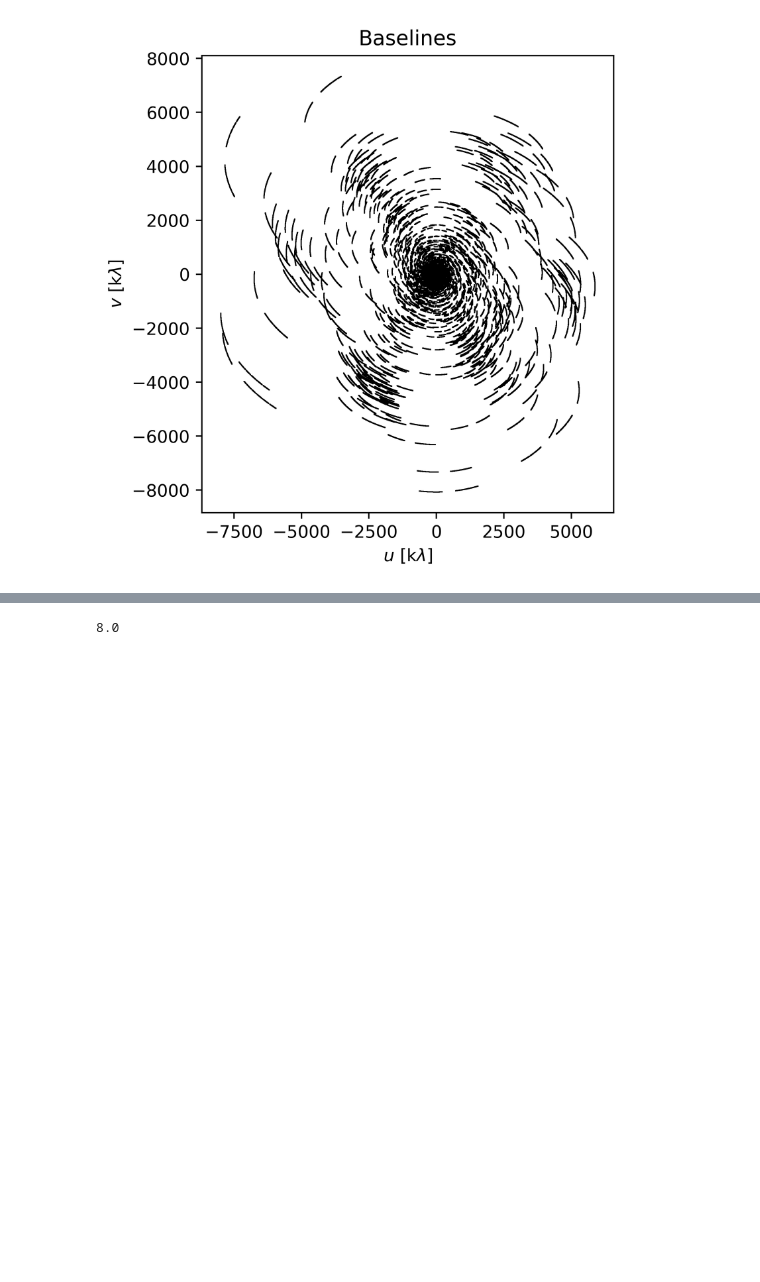
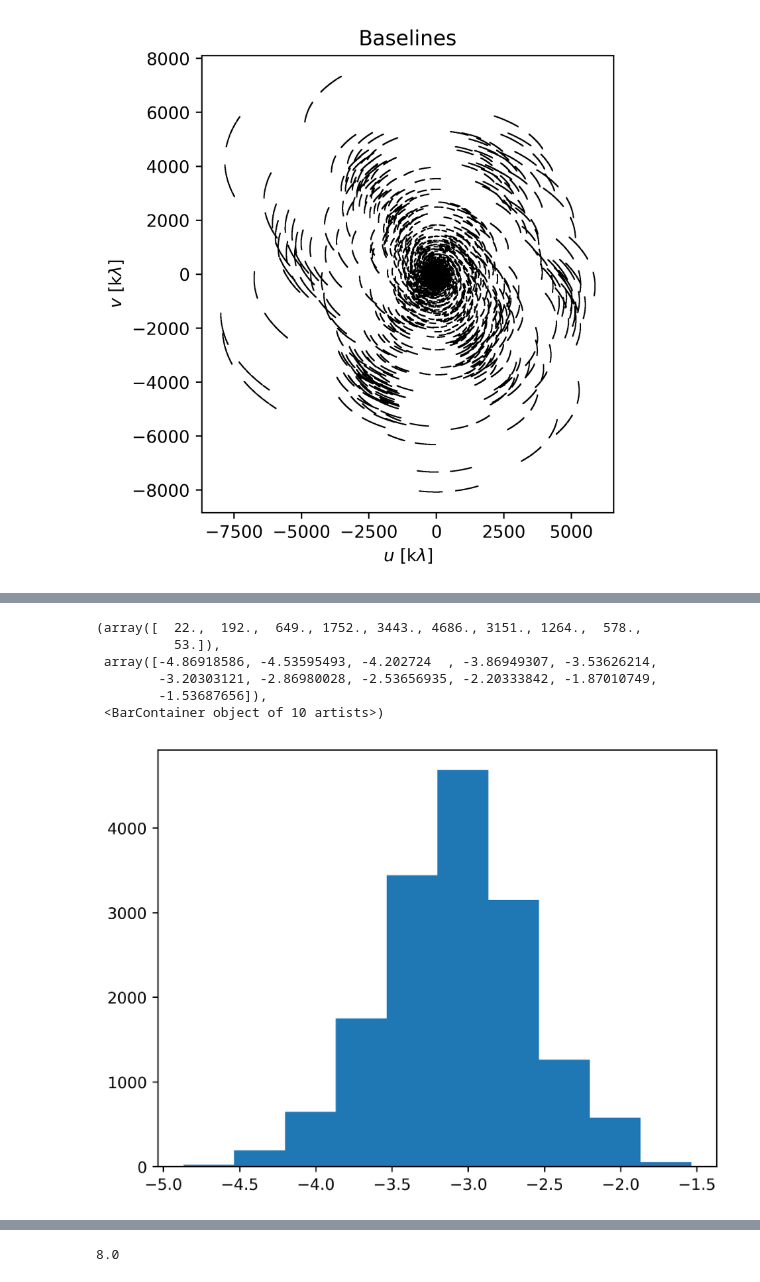
Before and after one commit to EnceladeCandy/diffusion-radio-astronomy, a Jupyter notebook: notebooks/gridding.ipynb, the cells around one changed output, grey strips where cells are left out. Saved outputs shown, nothing was run; the diff lists cells and outputs as text; code cells hidden in the pictures; blank space fills up the shorter version.

```diff
--- a/notebooks/gridding.ipynb
+++ b/notebooks/gridding.ipynb
@@ -79,0 +75,10 @@ std_bin_real
+# %%
+plt.hist(np.log10(std_real[std_real!=0]))
+# %% [output]
+(array([  22.,  192.,  649., 1752., 3443., 4686., 3151., 1264.,  578.,
+          53.]),
+ array([-4.86918586, -4.53595493, -4.202724  , -3.86949307, -3.53626214,
+        -3.20303121, -2.86980028, -2.53656935, -2.20333842, -1.87010749,
+        -1.53687656]),
+ <BarContainer object of 10 artists>)
+[figure, added]
```
Also changed, not shown: parts of 7 cells of this notebook, 10 other files.
